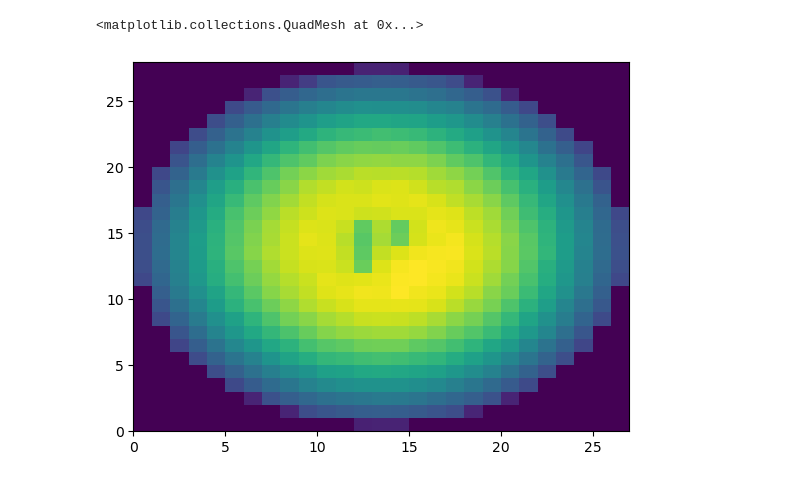
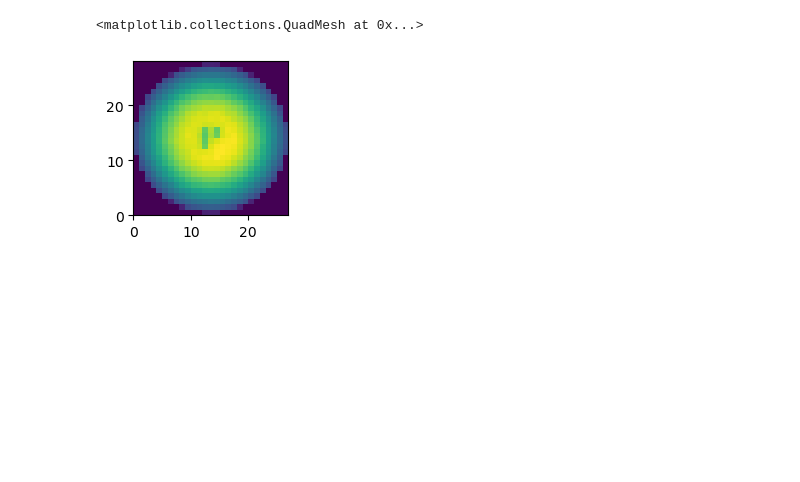
Before and after one commit to jfaulkner31/mothman, a Jupyter notebook: openmc_tallies.ipynb, the cells around one changed output. Saved outputs shown, nothing was run; the diff lists cells and outputs as text; code cells hidden in the pictures; blank space fills up the shorter version.

```diff
--- a/openmc_tallies.ipynb
+++ b/openmc_tallies.ipynb
@@ -480,6 +529,7 @@ plt.pcolormesh(ver_arr)
 # %%
+plt.figure(figsize=(2,2))
 plt.pcolormesh(hor_arr)
 # %% [output]
 <matplotlib.collections.QuadMesh at 0x...>
-[figure, old version]
+[figure, new version]
 # %%
```
Also changed, not shown: parts of 8 cells of this notebook, 1 other file.
